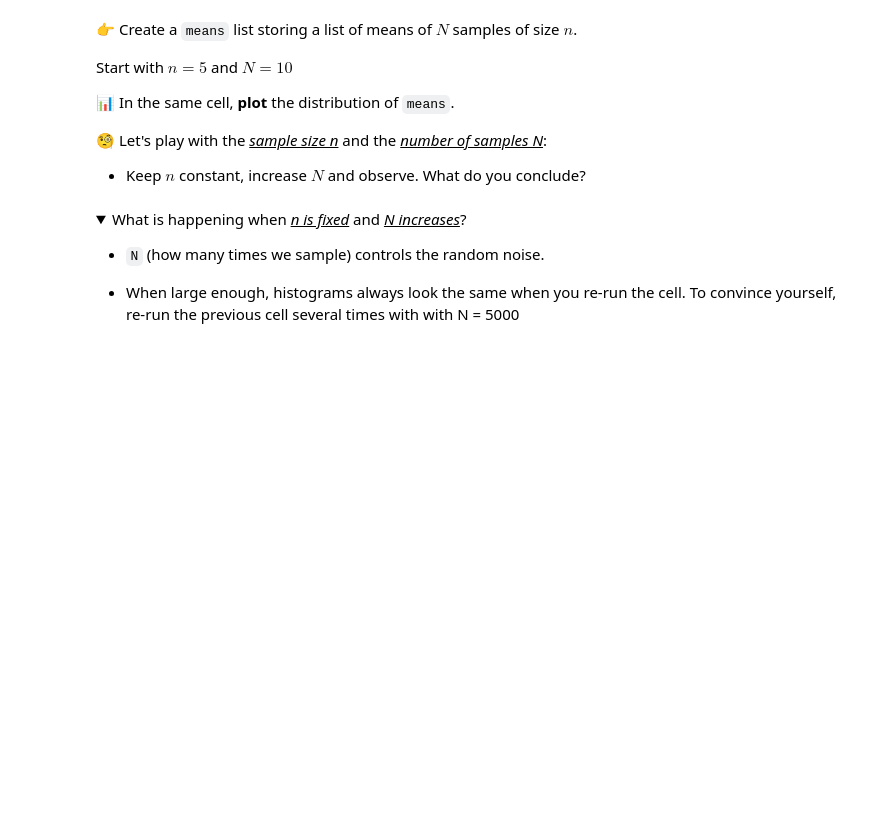
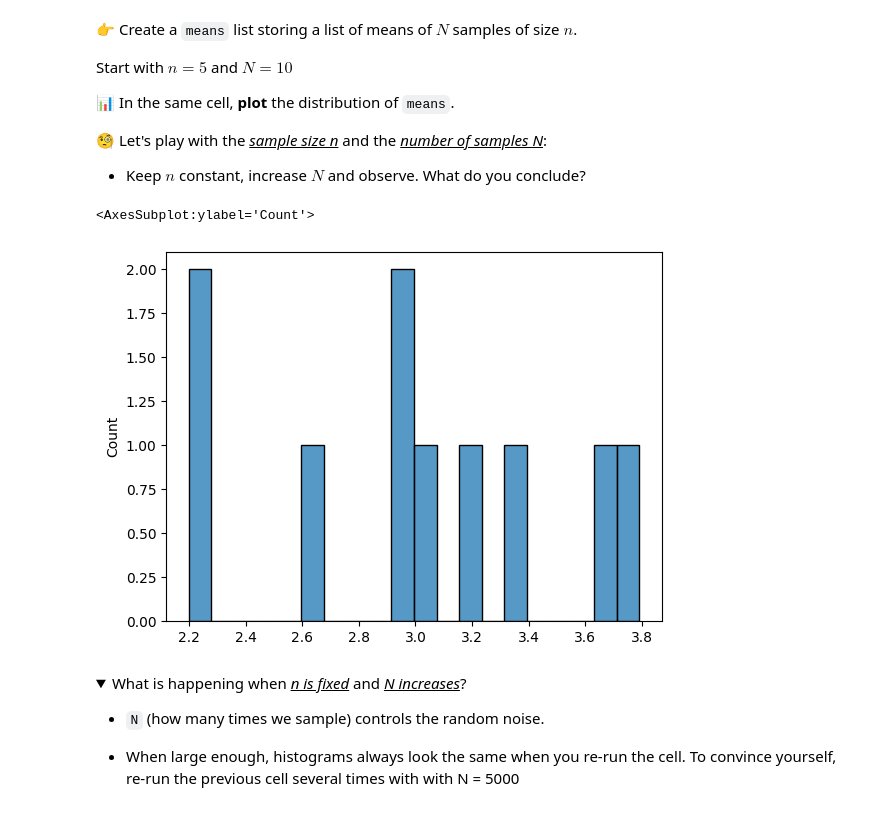
Before and after one commit to pavankumarhm/data-central-limit-theorem, a Jupyter notebook: central-limit-theorem.ipynb, the cells around one changed output. Cells and saved outputs as stored; diff of their text form; code cells hidden in the pictures; folded sections open; blank space fills up the shorter version.

```diff
--- a/central-limit-theorem.ipynb
+++ b/central-limit-theorem.ipynb
@@ -151,3 +223,12 @@ Start with $n = 5$ and $N = 10$
+# %%
+n = 5
+N = 10
+means = [tips_df.tip.sample(n, replace=True).mean() for i in range(N)]
+
+sns.histplot(means, bins=20)
+# %% [output]
+<AxesSubplot:ylabel='Count'>
+[figure, added]
 # %% [markdown]
 <details>
     <summary>What is happening when <u><i>n is fixed</i></u> and <u><i>N increases</i></u>?</summary>
```
Also changed, not shown: parts of 34 cells of this notebook, 1 other file.
